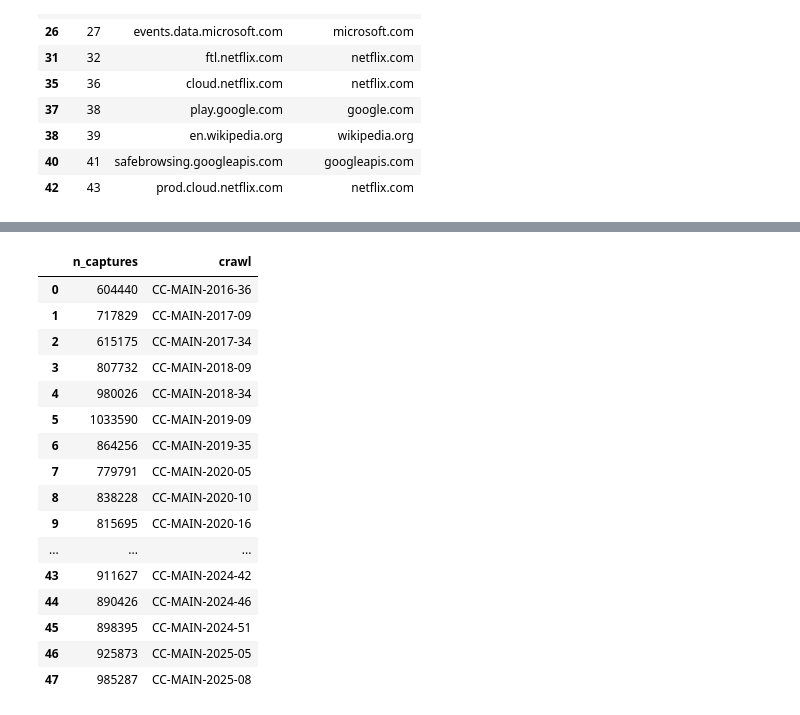
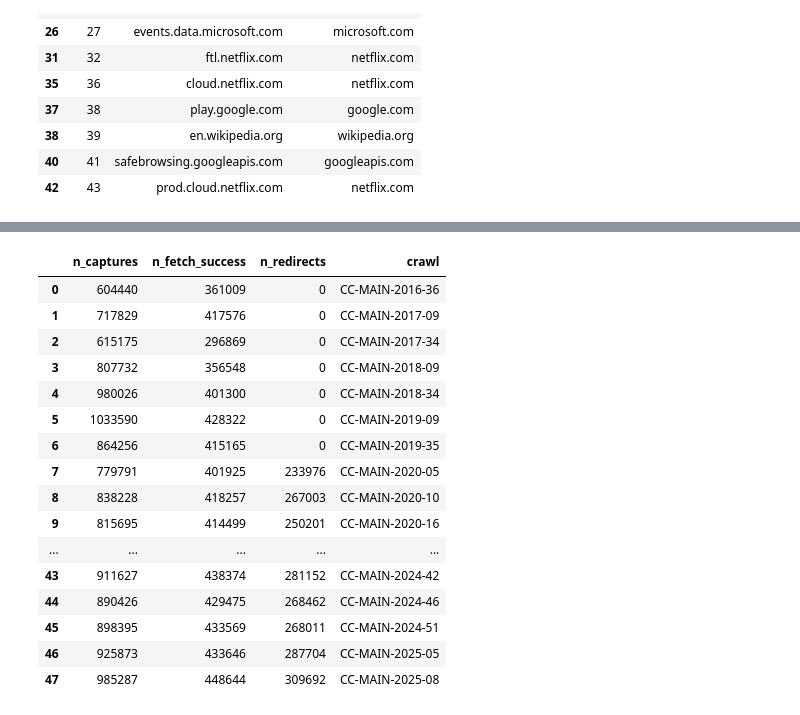
Before and after one commit to commoncrawl/robotstxt-experiments, a Jupyter notebook: src/jupyter/data-preparation-top-k-sample.ipynb, the cells around one changed output, grey strips where cells are left out. Drawn from its saved outputs; the diff is of its cells as text; code cells hidden in the pictures.

```diff
--- a/src/jupyter/data-preparation-top-k-sample.ipynb
+++ b/src/jupyter/data-preparation-top-k-sample.ipynb
@@ -178,26 +190,26 @@ group by crawl order by crawl;
 # %%
 import pandas as pd
 
-robotstxt_captures_found = pd.read_csv('../../data/top-k-sample/robotstxt-captures-counts.csv')
-robotstxt_captures_found
+df = pd.read_csv('../../data/top-k-sample/robotstxt-captures-counts.csv')
+df
 # %% [output]
-|  | n_captures | crawl |
-| 0 | 604440 | CC-MAIN-2016-36 |
-| 1 | 717829 | CC-MAIN-2017-09 |
-| 2 | 615175 | CC-MAIN-2017-34 |
-| 3 | 807732 | CC-MAIN-2018-09 |
-| 4 | 980026 | CC-MAIN-2018-34 |
-| 5 | 1033590 | CC-MAIN-2019-09 |
-| 6 | 864256 | CC-MAIN-2019-35 |
-| 7 | 779791 | CC-MAIN-2020-05 |
-| 8 | 838228 | CC-MAIN-2020-10 |
-| 9 | 815695 | CC-MAIN-2020-16 |
-| ... | ... | ... |
-| 43 | 911627 | CC-MAIN-2024-42 |
-| 44 | 890426 | CC-MAIN-2024-46 |
-| 45 | 898395 | CC-MAIN-2024-51 |
-| 46 | 925873 | CC-MAIN-2025-05 |
-| 47 | 985287 | CC-MAIN-2025-08 |
+|  | n_captures | n_fetch_success | n_redirects | crawl |
+| 0 | 604440 | 361009 | 0 | CC-MAIN-2016-36 |
+| 1 | 717829 | 417576 | 0 | CC-MAIN-2017-09 |
+| 2 | 615175 | 296869 | 0 | CC-MAIN-2017-34 |
+| 3 | 807732 | 356548 | 0 | CC-MAIN-2018-09 |
+| 4 | 980026 | 401300 | 0 | CC-MAIN-2018-34 |
+| 5 | 1033590 | 428322 | 0 | CC-MAIN-2019-09 |
+| 6 | 864256 | 415165 | 0 | CC-MAIN-2019-35 |
+| 7 | 779791 | 401925 | 233976 | CC-MAIN-2020-05 |
+| 8 | 838228 | 418257 | 267003 | CC-MAIN-2020-10 |
+| 9 | 815695 | 414499 | 250201 | CC-MAIN-2020-16 |
+| ... | ... | ... | ... | ... |
+| 43 | 911627 | 438374 | 281152 | CC-MAIN-2024-42 |
+| 44 | 890426 | 429475 | 268462 | CC-MAIN-2024-46 |
+| 45 | 898395 | 433569 | 268011 | CC-MAIN-2024-51 |
+| 46 | 925873 | 433646 | 287704 | CC-MAIN-2025-05 |
+| 47 | 985287 | 448644 | 309692 | CC-MAIN-2025-08 |
 # %% [markdown]
 The top-k sites where selected in 2020 - 2024. The number of robots.txt captures is close to 1 million for these years, which means a coverage of 50%. For 2016 and 2017 the coverage is lower. This is not unexpected.
 
```
Also changed, not shown: parts of 6 cells of this notebook, 3 other files.
